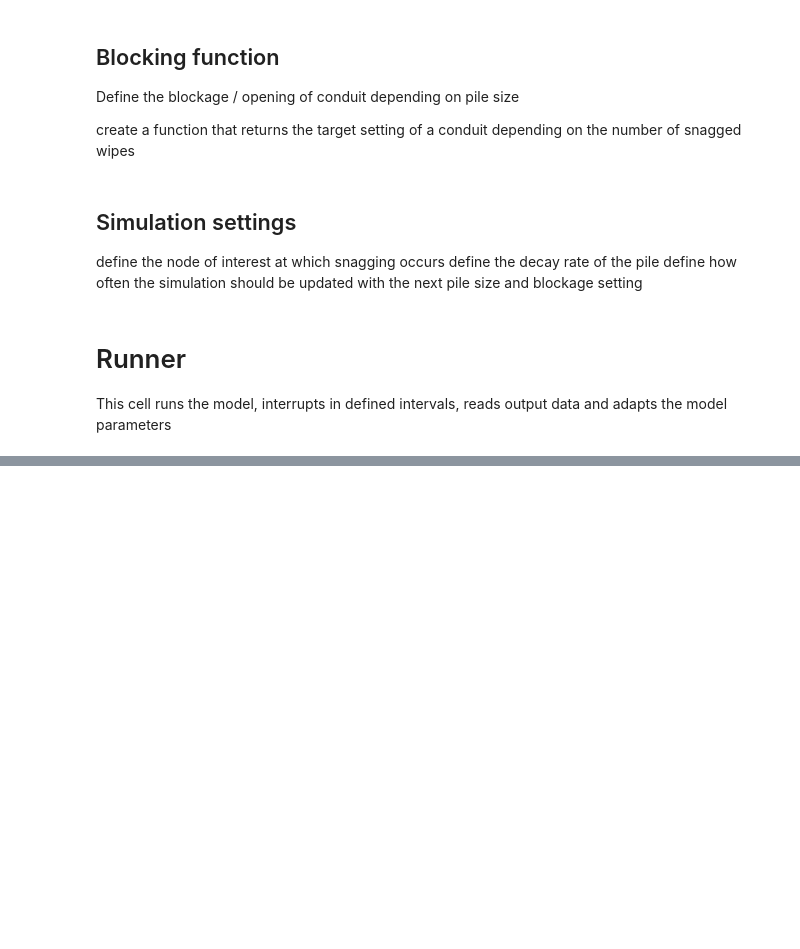
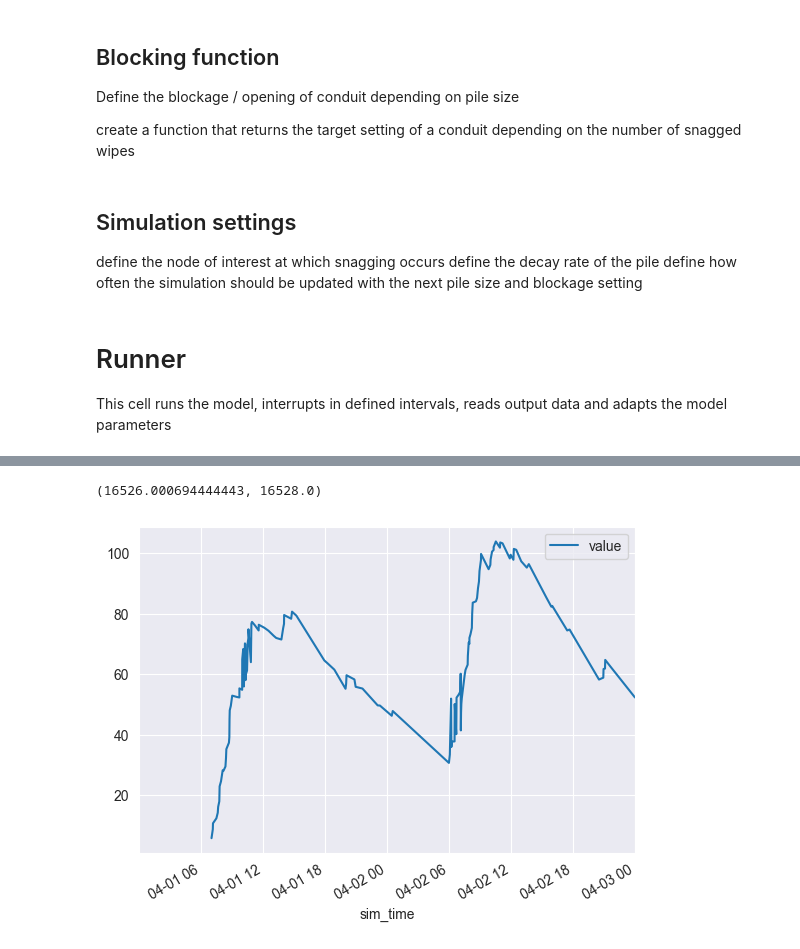
Before and after one commit to alBartig/PacketSWMM, a Jupyter notebook: apps/wipe-sim_interface.ipynb, the cells around one changed output, grey strips where cells are left out. Drawn from its saved outputs; the diff is of its cells as text; code cells hidden in the pictures; blank space fills up the shorter version.

```diff
--- a/apps/wipe-sim_interface.ipynb
+++ b/apps/wipe-sim_interface.ipynb
@@ -67,0 +98,14 @@ sim_blockage(**simulation_dict)
+# %%
+columns = ["log_time", "logger", "level", "sim_time", "variable", "value"]
+df_log = pd.read_csv(r"../helpers/application.log", sep=";", skiprows=15)
+df_log.columns = columns
+# df_log["log_time"] = pd.to_datetime(df_log["log_time"])
+df_pile_size = df_log.loc[df_log["variable"]=="pile size", ["sim_time", "value"]]
+df_pile_size["sim_time"] = pd.to_datetime(df_pile_size["sim_time"])
+
+fig, ax = plt.subplots()
+df_pile_size.set_index("sim_time").plot(ax=ax)
+ax.set_xlim([df_flows.index[0], df_flows.index[-1]])
+# %% [output]
+(16526.000694444443, 16528.0)
+[figure, added]
```
Also changed, not shown: parts of 12 cells of this notebook, 5 other files.
